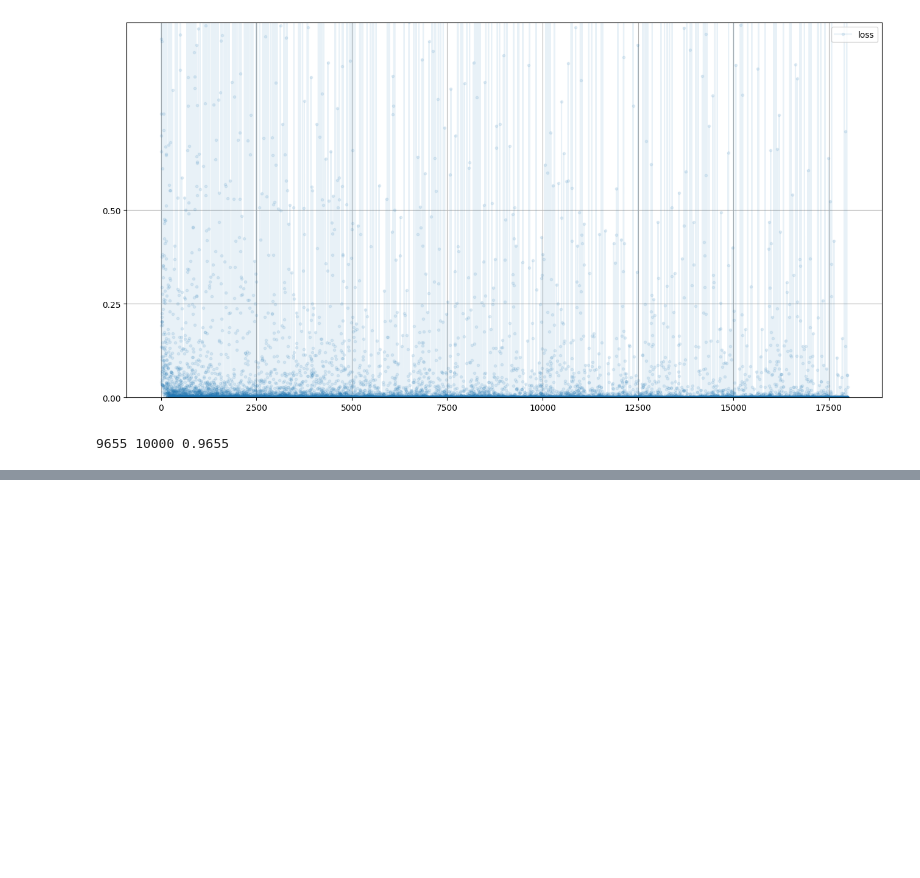
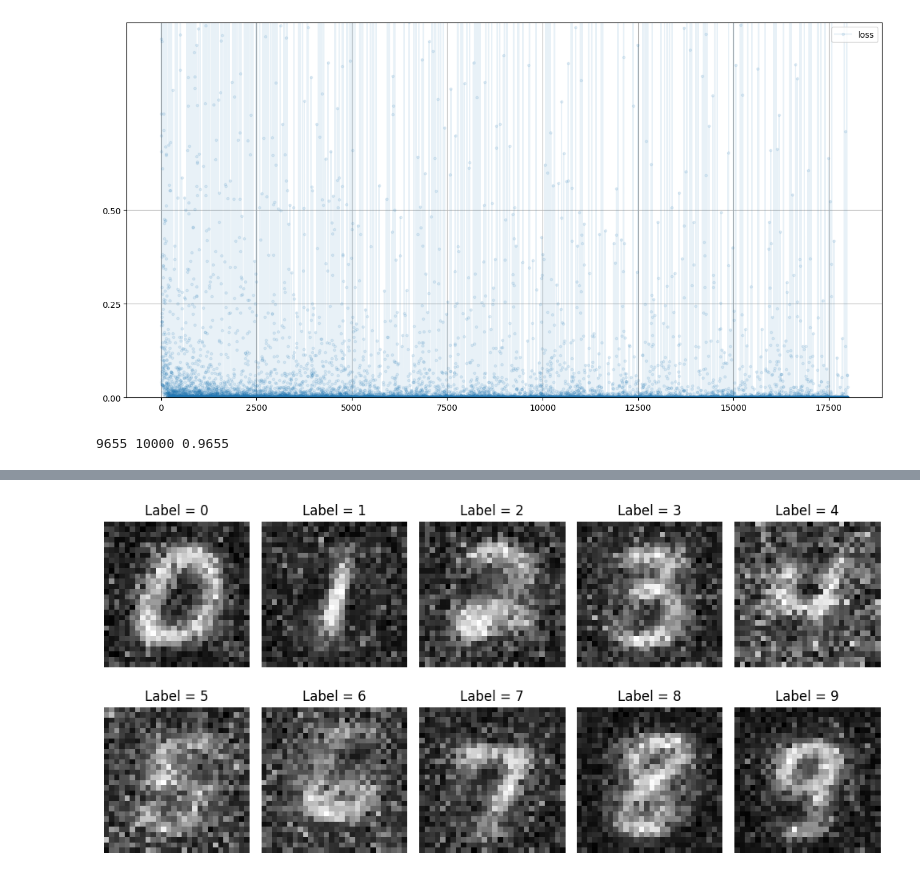
Before and after one commit to Tanghao755/PyTorch_Generative_Adversarial_Network, a Jupyter notebook: Pytorch_MNIST.ipynb, the cells around one changed output, grey strips where cells are left out. Drawn from its saved outputs; the diff is of its cells as text; code cells hidden in the pictures; blank space fills up the shorter version.

```diff
--- a/Pytorch_MNIST.ipynb
+++ b/Pytorch_MNIST.ipynb
@@ -574,0 +706,28 @@ print(score, items, score/items)
+# %%
+# 创建一个 2 行 5 列的子图
+fig, axes = plt.subplots(2, 5, figsize=(10, 5))
+
+for digit in range(10):
+    # 创建标签为 digit 的 one-hot 向量
+    label = F.one_hot(torch.tensor([digit]), num_classes=10).float()  # shape: [1, 10]
+
+    # 前向传播生成图像
+    output = C1.forward(label)  # shape: [1, 784]
+
+    # 转为 numpy 并 reshape 成 28x28
+    generated_image = output.detach().numpy().reshape(28, 28)
+
+    # 计算当前数字在子图中的位置
+    row = digit // 5  # 第0行：0-4，第1行：5-9
+    col = digit % 5   # 列：0,1,2,3,4
+
+    # 绘图
+    axes[row, col].imshow(generated_image, cmap='gray')
+    axes[row, col].set_title(f"Label = {digit}")
+    axes[row, col].axis('off')  # 隐藏坐标轴
+
+# 调整子图间距
+plt.tight_layout()
+plt.show()
+# %% [output]
+[figure, added]
```
Also changed, not shown: parts of 14 cells of this notebook, 6 other files.
